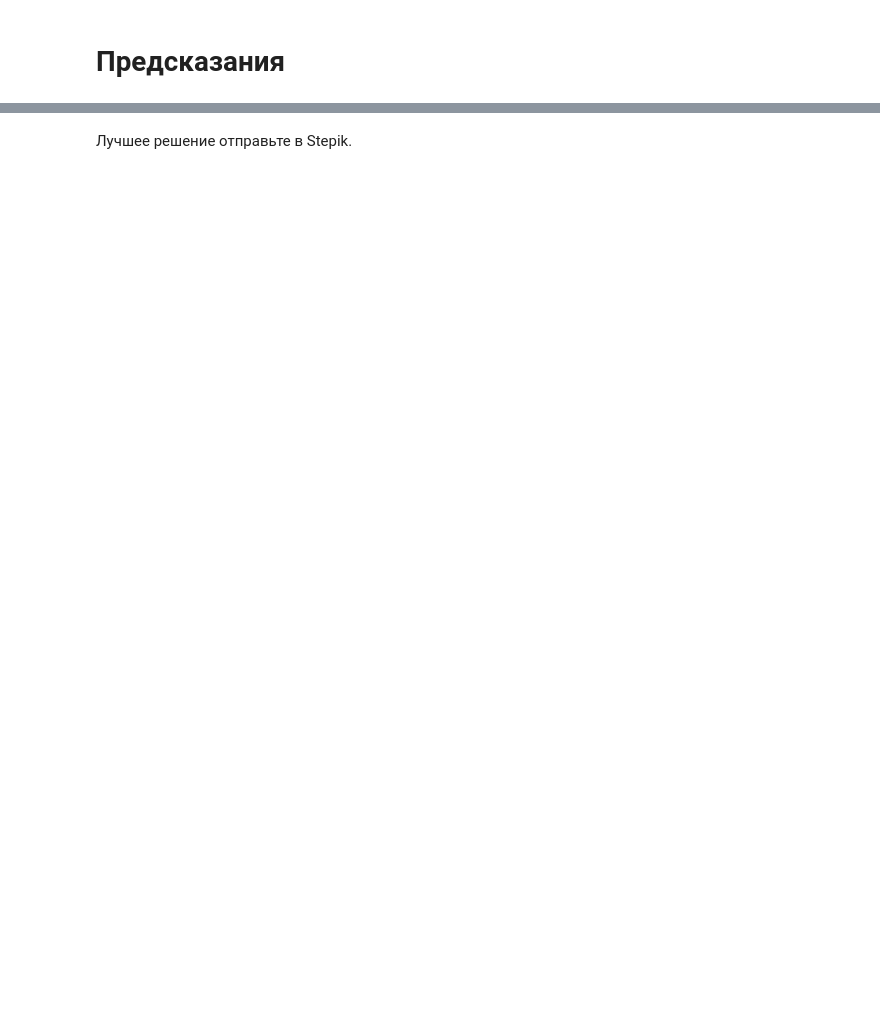
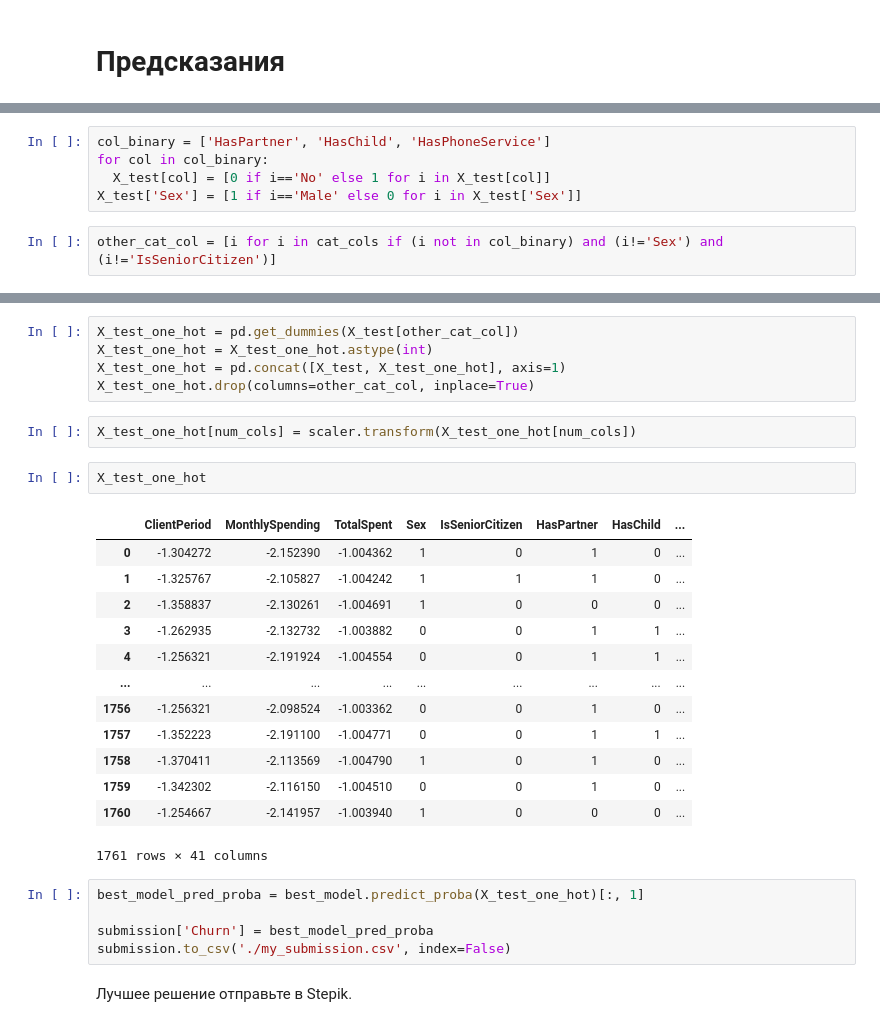
Before and after one commit to Aleksandrov-Vsevolod/dls_homeworks, a Jupyter notebook: hw_3_kaggle_(1).ipynb, the cells around one changed output, grey strips where cells are left out. Drawn from its saved outputs; the diff is of its cells as text; blank space fills up the shorter version.

```diff
--- a/hw_3_kaggle_(1).ipynb
+++ b/hw_3_kaggle_(1).ipynb
@@ -559,0 +627,7 @@ submission.to_csv('./my_submission.csv')
+# %%
+col_binary = ['HasPartner', 'HasChild', 'HasPhoneService']
+for col in col_binary:
+  X_test[col] = [0 if i=='No' else 1 for i in X_test[col]]
+X_test['Sex'] = [1 if i=='Male' else 0 for i in X_test['Sex']]
+# %%
+other_cat_col = [i for i in cat_cols if (i not in col_binary) and (i!='Sex') and (i!='IsSeniorCitizen')]
@@ -560,2 +650,30 @@ submission.to_csv('./my_submission.csv')
+# %%
+X_test_one_hot = pd.get_dummies(X_test[other_cat_col])
+X_test_one_hot = X_test_one_hot.astype(int)
+X_test_one_hot = pd.concat([X_test, X_test_one_hot], axis=1)
+X_test_one_hot.drop(columns=other_cat_col, inplace=True)
+# %%
+X_test_one_hot[num_cols] = scaler.transform(X_test_one_hot[num_cols])
+# %%
+X_test_one_hot
+# %% [output]
+|  | ClientPeriod | MonthlySpending | TotalSpent | Sex | IsSeniorCitizen | HasPartner | HasChild | ... |
+| 0 | -1.304272 | -2.152390 | -1.004362 | 1 | 0 | 1 | 0 | ... |
+| 1 | -1.325767 | -2.105827 | -1.004242 | 1 | 1 | 1 | 0 | ... |
+| 2 | -1.358837 | -2.130261 | -1.004691 | 1 | 0 | 0 | 0 | ... |
+| 3 | -1.262935 | -2.132732 | -1.003882 | 0 | 0 | 1 | 1 | ... |
+| 4 | -1.256321 | -2.191924 | -1.004554 | 0 | 0 | 1 | 1 | ... |
+| ... | ... | ... | ... | ... | ... | ... | ... | ... |
+| 1756 | -1.256321 | -2.098524 | -1.003362 | 0 | 0 | 1 | 0 | ... |
+| 1757 | -1.352223 | -2.191100 | -1.004771 | 0 | 0 | 1 | 1 | ... |
+| 1758 | -1.370411 | -2.113569 | -1.004790 | 1 | 0 | 1 | 0 | ... |
+| 1759 | -1.342302 | -2.116150 | -1.004510 | 0 | 0 | 1 | 0 | ... |
+| 1760 | -1.254667 | -2.141957 | -1.003940 | 1 | 0 | 0 | 0 | ... |
+1761 rows × 41 columns
+# %%
+best_model_pred_proba = best_model.predict_proba(X_test_one_hot)[:, 1]
+
+submission['Churn'] = best_model_pred_proba
+submission.to_csv('./my_submission.csv', index=False)
 # %% [markdown]
 Лучшее решение отправьте в Stepik.
```
Also changed, not shown: parts of 16 cells of this notebook.
